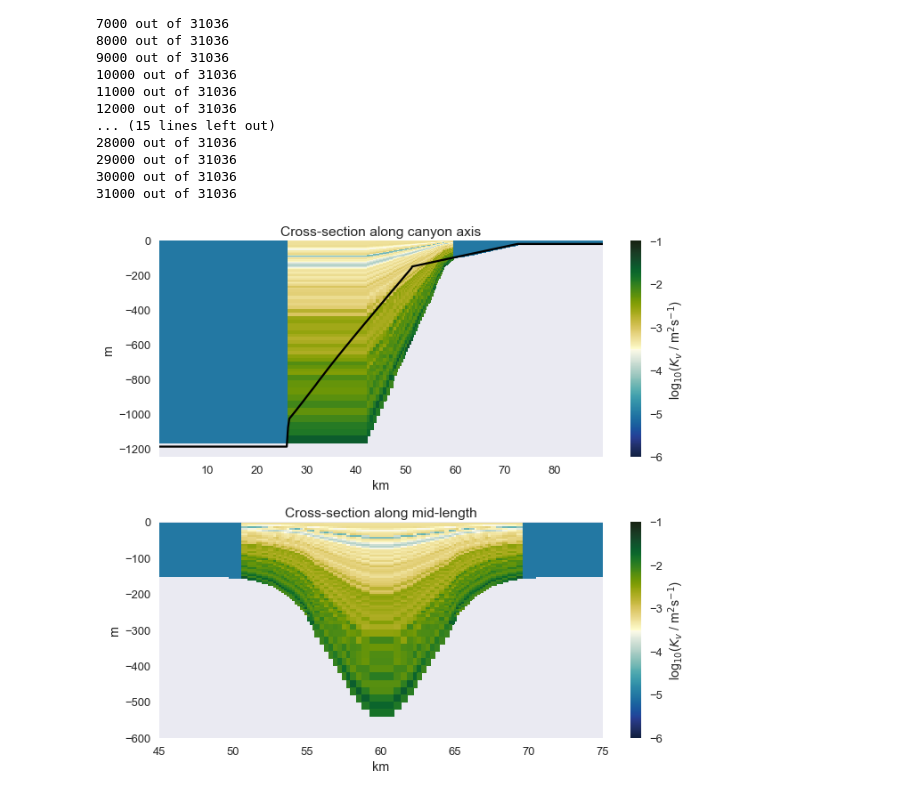
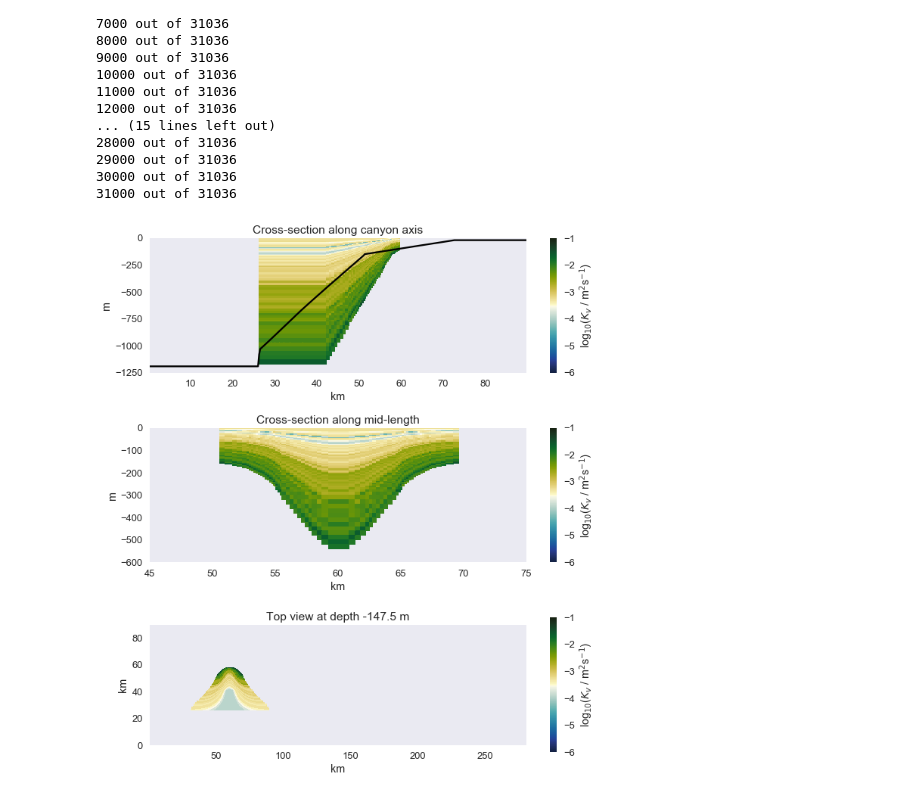
Before and after one commit to UBC-MOAD/buildcanyon, a Jupyter notebook: Stratification/GenerateDiffKrFile_realistic.ipynb, the cells around one changed output. Drawn from its saved outputs; the diff is of its cells as text; code cells hidden in the pictures.

```diff
--- a/Stratification/GenerateDiffKrFile_realistic.ipynb
+++ b/Stratification/GenerateDiffKrFile_realistic.ipynb
@@ -26,7 +26,7 @@ nx = 616
 ny = 360
 nz = 90
 
-kv_bg = 1E-5
+kv_bg = np.nan
 kv_can = 1E-2
 
 filename = "%dx%dx%d/KrDiff_Mty_%dzlev_%dx%d_Quad.bin" %(nx,ny,nz,nz,nx,ny)
@@ -176,29 +176,37 @@ for ind in ind_canyon:
 30000 out of 31036
 31000 out of 31036
 # %%
-# Check cross-section
+# Check cross-sections
 
 masked_logkv = np.ma.masked_array(np.log10(kv_array), mask = land_mask)
 
-fig, (ax1, ax2) = plt.subplots(2,1, figsize=(10,9))
+fig, (ax1, ax2, ax3) = plt.subplots(3,1, figsize=(10,10.5))
 
 mesh = ax1.pcolor(Y[:]/1000,RC[:], masked_logkv[:,:,180] , vmax=-1, vmin=-6, cmap = cmo.cm.delta)
 cb = plt.colorbar(mesh, ax=ax1)
 cb.set_label(r'log$_{10}$($K_v$ / m$^2$s$^{-1}$)')
 ax1.set_title('Cross-section along canyon axis')
 ax1.set_ylabel('m')
 ax1.set_xlabel('km')
 ax1.plot(Y[:]/1000, -depth_Can[:,280], 'k-')
 
 mesh = ax2.pcolor(X[:]/1000,RC[:], masked_logkv[:,227,:], vmax=-1, vmin=-6, cmap = cmo.cm.delta)
 cb = plt.colorbar(mesh, ax=ax2)
 cb.set_label(r'log$_{10}$($K_v$ / m$^2$s$^{-1}$)')
 ax2.set_title('Cross-section along mid-length')
 ax2.set_ylabel('m')
 ax2.set_xlabel('km')
 ax2.set_ylim(-600,0)
 ax2.set_xlim(45,75)
 
+mesh = ax3.pcolor(X[:]/1000,Y[:]/1000, masked_logkv[29,:,:], vmax=-1, vmin=-6, cmap = cmo.cm.delta)
+cb = plt.colorbar(mesh, ax=ax3)
+cb.set_label(r'log$_{10}$($K_v$ / m$^2$s$^{-1}$)')
+ax3.set_title('Top view at depth %1.1f m' % RC[29])
+ax3.set_ylabel('km')
+ax3.set_xlabel('km')
+ax3.set_aspect(1)
+
 plt.tight_layout()
 # %% [output]
-[figure, old version]
+[figure, new version]
```
Also changed, not shown: parts of 6 cells of this notebook.
